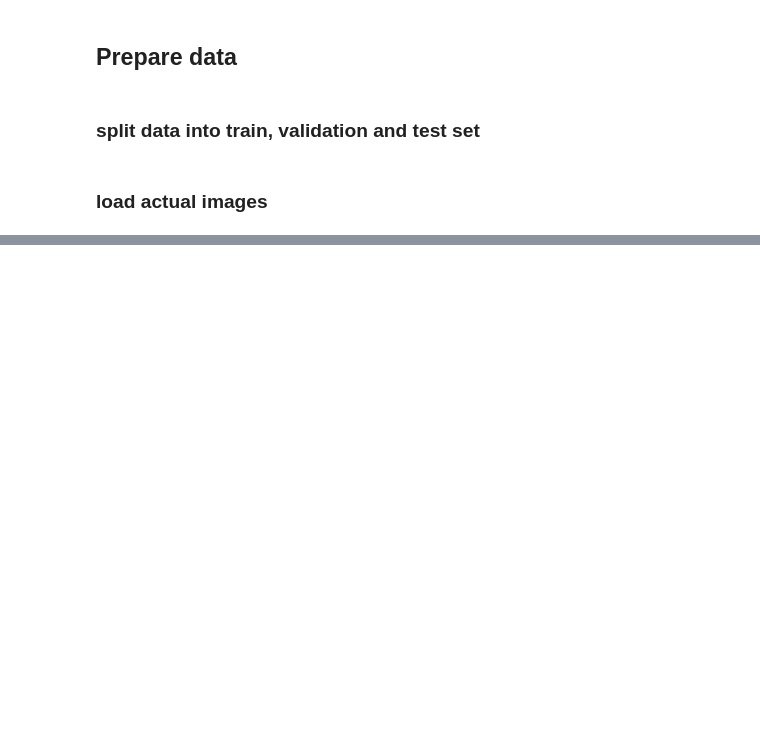
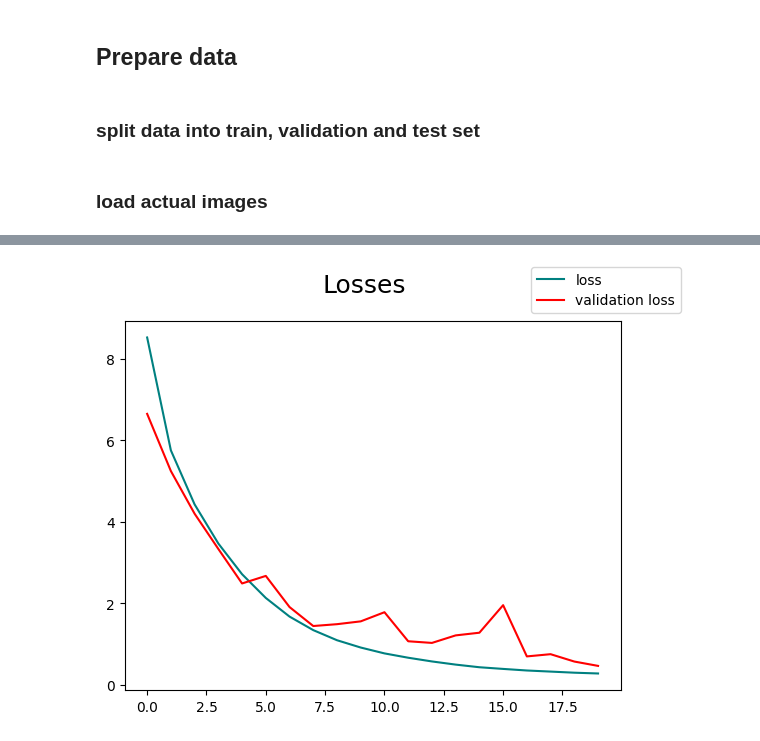
Before and after one commit to MrChriwo/car-body-prediction, a Jupyter notebook: services/model/model.ipynb, the cells around one changed output, grey strips where cells are left out. Saved outputs shown, nothing was run; the diff lists cells and outputs as text; code cells hidden in the pictures; blank space fills up the shorter version.

```diff
--- a/services/model/model.ipynb
+++ b/services/model/model.ipynb
@@ -102,0 +214,12 @@ len(train_data)
+# %%
+# # hist = model.fit(train_data, epochs=20, validation_data=val_data)
+# history = model.fit(train_set,
+#                     validation_data = val_set,
+#                     epochs = 20,
+#                     batch_size = 32)
+
+# Perform the hyperparameter search
+tuner.search(train_set, validation_data=val_set, epochs=20, batch_size=32)
+
+# Get the best hyperparameters and build the final model
+best_hp = tuner.get_best_hyperparameters(1)[0]
@@ -102,0 +233,3 @@ len(train_data)
+# %%
+final_model = tuner.hypermodel.build(best_hp)
+tuner.results_summary()
@@ -102,0 +254,2 @@ len(train_data)
+# %%
+hist = final_model.fit(train_set, validation_data=val_set, epochs=20)
@@ -102,0 +274,9 @@ len(train_data)
+# %%
+fig = plt.figure()
+plt.plot(hist.history["loss"], color="teal", label="loss")
+plt.plot(hist.history["val_loss"], color="red", label="validation loss")
+fig.suptitle("Losses", fontsize=18)
+fig.legend(loc="upper right")
+plt.show()
+# %% [output]
+[figure, added]
```
Also changed, not shown: parts of 29 cells of this notebook, 46 other files.
